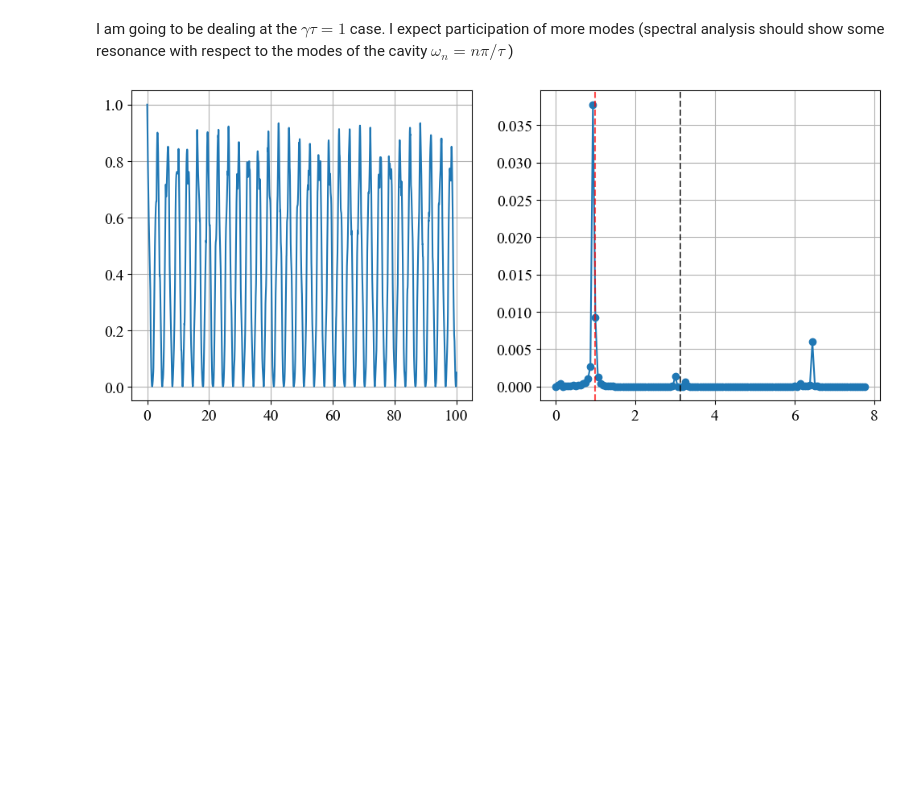
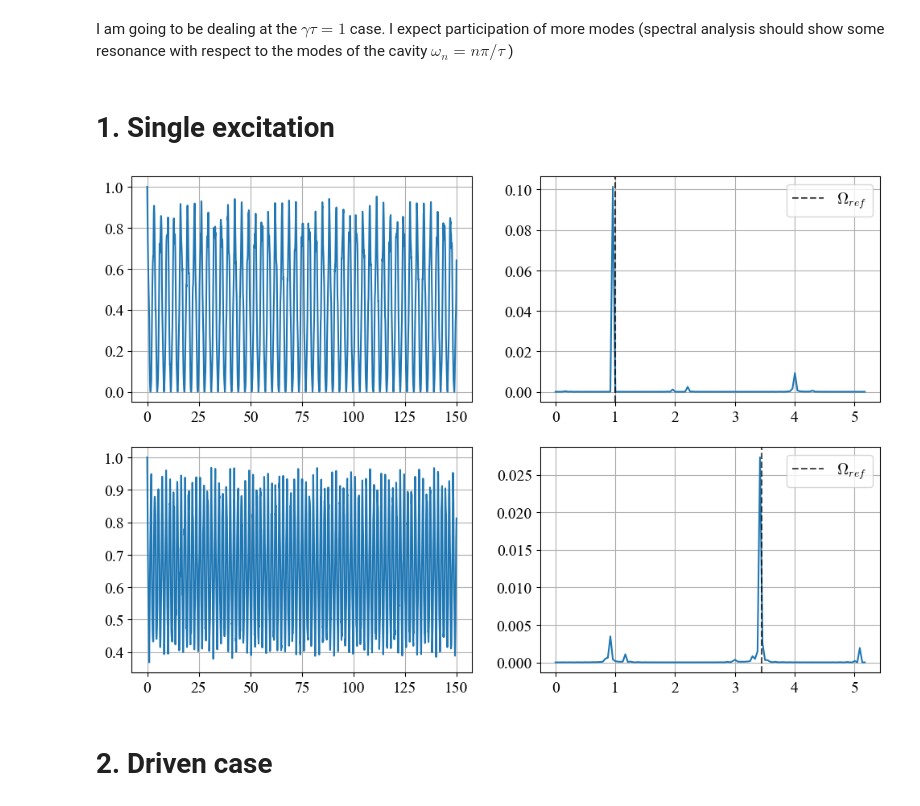
Before and after one commit to Taitoos2/Non_Markovian_Cavity, a Jupyter notebook: intermediate_limit.ipynb, the cells around one changed output. Cells and saved outputs as stored; diff of their text form; code cells hidden in the pictures; blank space fills up the shorter version.

```diff
--- a/intermediate_limit.ipynb
+++ b/intermediate_limit.ipynb
@@ -21,29 +41,36 @@ def spectrum (aw,initial):
+# %% [markdown]
+# 1. Single excitation
 # %%
 gamma = 1
 tau = 1
 phi = 2*np.pi
-t_max = 100*tau
-dt = tau/50
+t_max = 150*tau
+dt = tau/75
 w_ref = np.sqrt(gamma/tau)
 # %%
-cavity = new_cav_model(gamma,phi,tau,0)
-cavity.evolve(t_max,dt)
-t,e = cavity.excited_state([1,0])
-sigma=cavity.s_array
-a_out = cavity.a_out_array
+t1,e1,w1,u1 = exp000(gamma,tau,phi,0,t_max,dt)
+t2,e2,w2,u2 = exp000(gamma,tau,phi/2,0,t_max,dt)
-# %%
-w,aw= fourier_transform_matrix(t,a_out,250)
-spec = spectrum(aw,[1,0])
-
-fig,axs = plt.subplots(1,2, figsize=(12,5))
-axs[0].plot(t,e)
-axs[0].grid()
-
-axs[1].plot(w,np.abs(spec),'-o')
-axs[1].axvline(np.pi/tau,linestyle='--',color='k',alpha=0.7)
-axs[1].axvline(w_ref,linestyle='--',color='r',alpha=0.7)
-axs[1].grid()
-
-plt.show()
-# %% [output]
-[figure, removed]
+# %%
+fig,axs = plt.subplots(2,2,figsize = (12,8))
+
+axs[0,0].plot(t1,np.abs(e1))
+axs[0,0].grid()
+
+axs[0,1].plot(w1,np.abs(u1))
+axs[0,1].axvline(np.sqrt(gamma/tau),linestyle='--',color='k',alpha = 0.7,label=r"$\Omega_{ref}$" )
+axs[0,1].grid()
+axs[0,1].legend()
+
+axs[1,0].plot(t2,np.abs(e2))
+axs[1,0].grid()
+
+axs[1,1].plot(w2,np.abs(u2))
+axs[1,1].axvline(np.sqrt(np.pi**2+2*gamma*tau)/tau,linestyle='--',color='k',alpha = 0.7,label=r"$\Omega_{ref}$" )
+axs[1,1].grid()
+axs[1,1].legend()
+
+plt.show()
+# %% [output]
+[figure, added]
+# %% [markdown]
+# 2. Driven case
```
Also changed, not shown: parts of 8 cells of this notebook, 1 other file.
